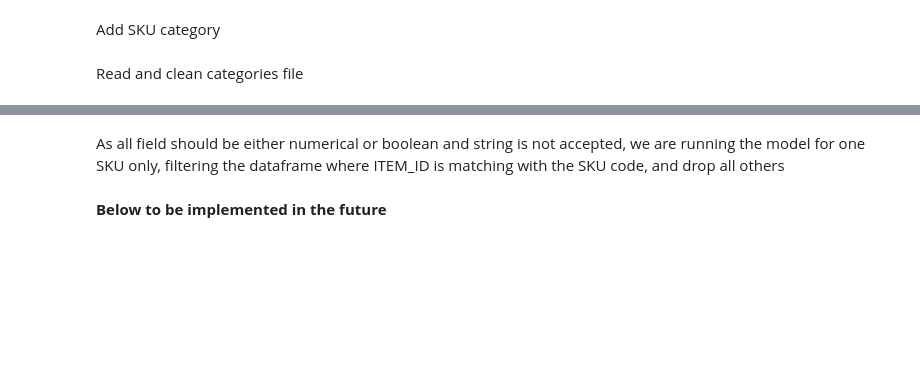
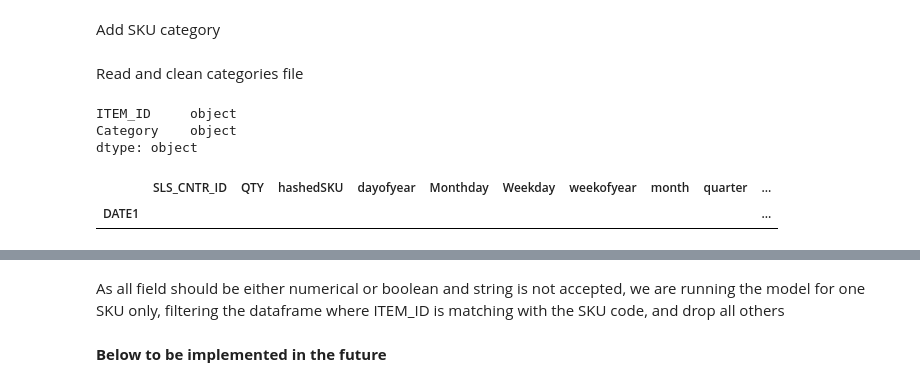
Before and after one commit to hajsf/Time-Series-Forecast, a Jupyter notebook: 04_DefineFeatures.ipynb, the cells around one changed output, grey strips where cells are left out. Cells and saved outputs as stored; diff of their text form; code cells hidden in the pictures; blank space fills up the shorter version.

```diff
--- a/04_DefineFeatures.ipynb
+++ b/04_DefineFeatures.ipynb
@@ -130,12 +149,10 @@ df = pd.merge(df,
               calenderFeatures,
               on =['DATE1'],
               how ='inner')
-# %%
-df = df.drop(columns=['TTL_VAL', 'TTL_CST'])
 # %%
 Categories = pd.read_csv(pathExternal +'Categories.csv', sep=',', lineterminator='\r', low_memory=False)
 Categories = Categories.replace('\n','', regex=True)
-Categories[['CL_1']] = Categories[['CL_1']].astype(float, errors = 'raise')
+Categories[['CL_1']] = Categories[['CL_1']] #.astype(int, errors = 'raise')
 Categories = Categories[['CL_1','Category']]
 Categories = Categories.reset_index()
 Categories = Categories.drop(columns=['index'])
@@ -149,6 +170,7 @@ Read and clean categories file
 SKUcategory = pd.read_csv(pathExternal +'ITEMS_MASTER.csv', sep='\t', lineterminator='\r', low_memory=False)
 SKUcategory = SKUcategory.replace('\n','', regex=True)
 SKUcategory[['ITEM_ID']] = SKUcategory[['ITEM_ID']].astype(str, errors = 'raise')
+SKUcategory[['CL_1']] = SKUcategory[['CL_1']].astype(object, errors = 'raise')
 SKUcategory = SKUcategory.reset_index()
 SKUcategory = SKUcategory.drop(columns=['index'])
 SKUcategory = pd.merge(SKUcategory,
@@ -157,6 +179,10 @@ SKUcategory = pd.merge(SKUcategory,
               how ='inner')
 SKUcategory = SKUcategory[['ITEM_ID','Category']]
 SKUcategory.dtypes
+# %% [output]
+ITEM_ID     object
+Category    object
+dtype: object
 # %%
 oneHot = (pd.get_dummies(SKUcategory.Category, prefix='Category').reset_index())
 SKUcategory = SKUcategory.join(oneHot)
@@ -170,6 +196,13 @@ df = pd.merge(df,
               SKUcategory,
               on =['hashedSKU'],
               how ='inner')
+# %%
+df = df.set_index('DATE1')
+# %%
+df
+# %% [output]
+|  | SLS_CNTR_ID | QTY | hashedSKU | dayofyear | Monthday | Weekday | weekofyear | month | quarter | ... |
+| DATE1 |  |  |  |  |  |  |  |  |  | ... |
 # %%
 FEATURES = list(df.columns.values)
 print('number of features:', len(FEATURES))
```
Also changed, not shown: parts of 22 cells of this notebook.
